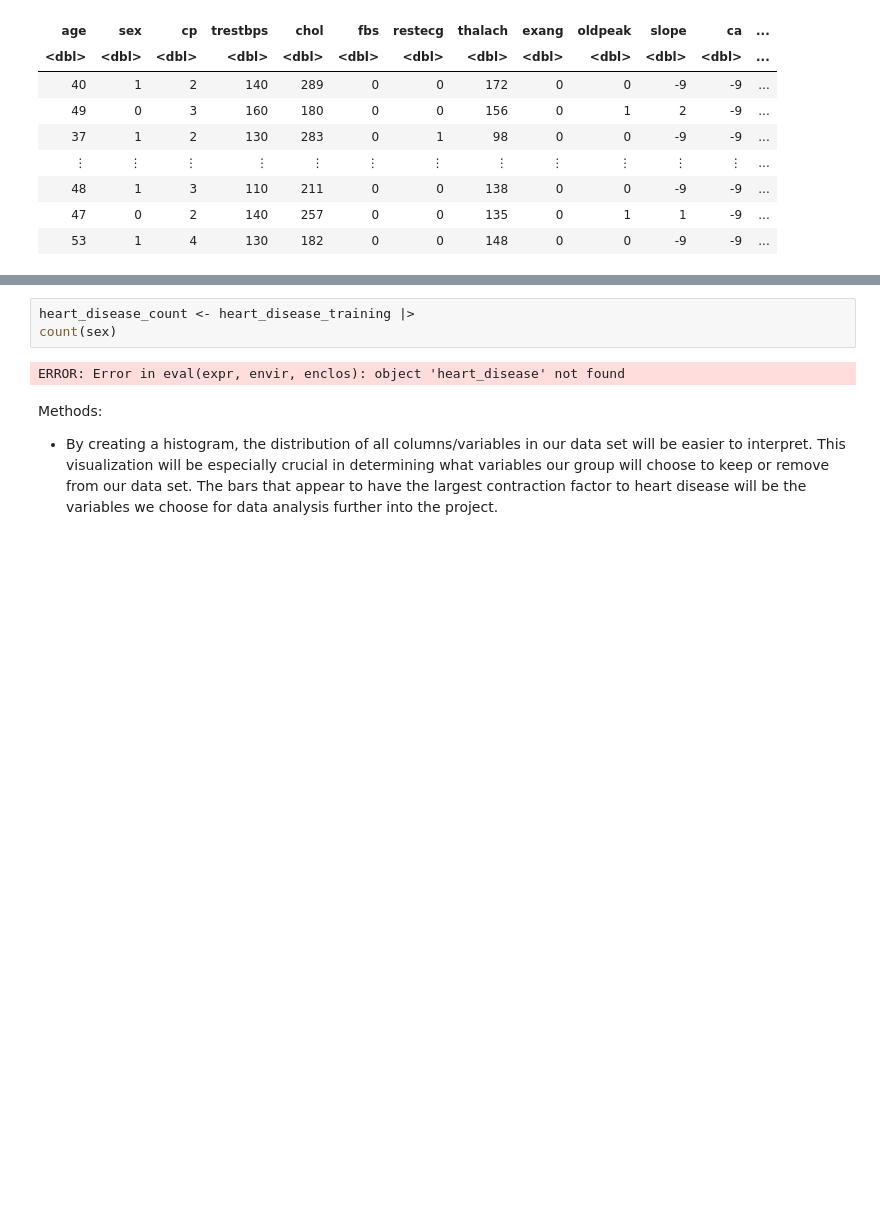
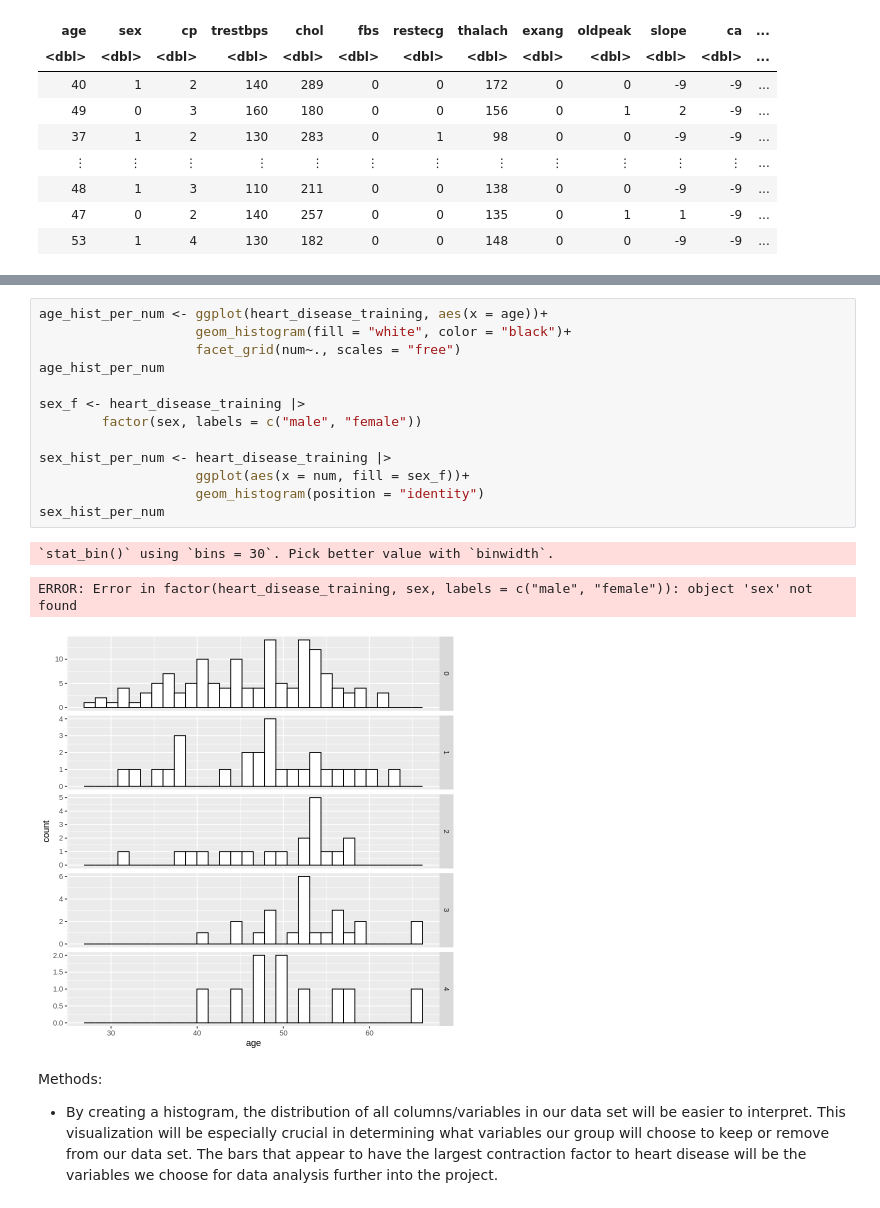
Before and after one commit to acorni02/dsci-100-2022w1-group-4, a Jupyter notebook: group_project_proposal.ipynb, the cells around one changed output, grey strips where cells are left out. Cells and saved outputs as stored; diff of their text form; blank space fills up the shorter version.

```diff
--- a/group_project_proposal.ipynb
+++ b/group_project_proposal.ipynb
@@ -111,8 +100,20 @@ heart_disease_hist
-# %%
-heart_disease_count <- heart_disease_training |>
-count(sex)
-# %% [output]
-ERROR: Error in eval(expr, envir, enclos): object 'heart_disease' not found
+# %%
+age_hist_per_num <- ggplot(heart_disease_training, aes(x = age))+
+                    geom_histogram(fill = "white", color = "black")+
+                    facet_grid(num~., scales = "free")
+age_hist_per_num
+
+sex_f <- heart_disease_training |>
+        factor(sex, labels = c("male", "female"))
+
+sex_hist_per_num <- heart_disease_training |>
+                    ggplot(aes(x = num, fill = sex_f))+
+                    geom_histogram(position = "identity")
+sex_hist_per_num
+# %% [output]
+`stat_bin()` using `bins = 30`. Pick better value with `binwidth`.
+ERROR: Error in factor(heart_disease_training, sex, labels = c("male", "female")): object 'sex' not found
+[figure, added]
 # %% [markdown]
 Methods:
 - By creating a histogram, the distribution of all columns/variables in our data set will be easier to interpret. This visualization will be especially crucial in determining what variables our group will choose to keep or remove from our data set. The bars that appear to have the largest contraction factor to heart disease will be the variables we choose for data analysis further into the project.
```
Also changed, not shown: parts of 3 cells of this notebook.
